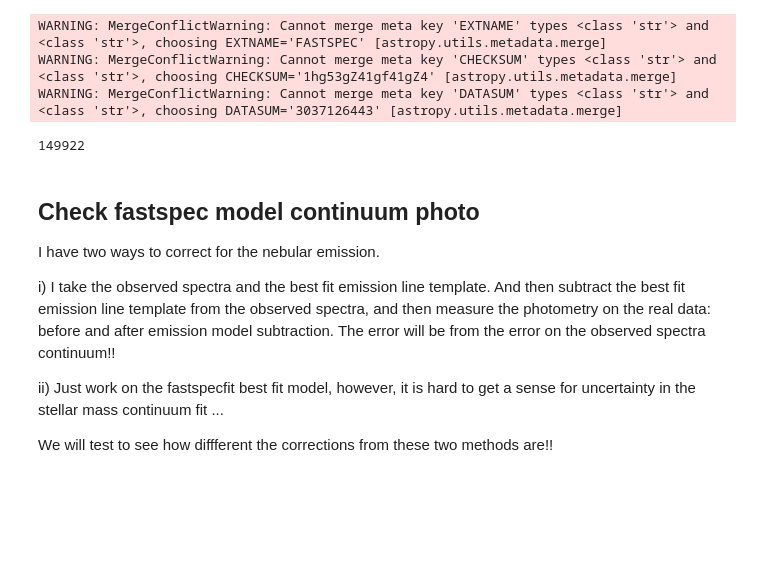
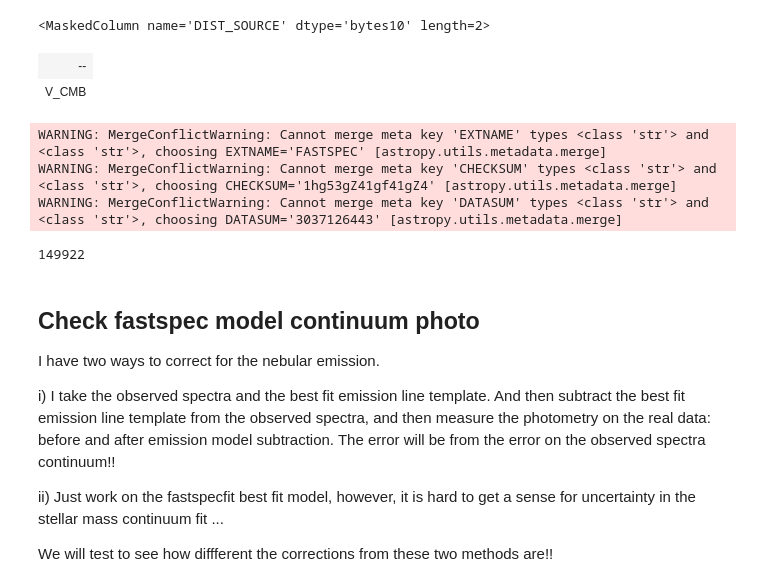
Before and after one commit to virajvman/desi_dwarfs, a Jupyter notebook: notebooks/catalog_paper/stellar_mass_investigate.ipynb, the cells around one changed output. Saved outputs shown, nothing was run; the diff lists cells and outputs as text; code cells hidden in the pictures; blank space fills up the shorter version.

Commit message:
bug fix dist_source column missing

```diff
--- a/notebooks/catalog_paper/stellar_mass_investigate.ipynb
+++ b/notebooks/catalog_paper/stellar_mass_investigate.ipynb
@@ -58,6 +58,16 @@ from fastspec_funcs import get_fastspecfit_path, measure_photo_batch
 # %%
 # from consolidate_photometry import get_fastspec_fit_catalog_V2
 # get_fastspec_fit_catalog_V2()
+# %%
+
+temp2 = Table.read(f"/pscratch/sd/v/virajvm/catalog_dr1_dwarfs/iron_photometry/iron_LOWZ_shreds_catalog_w_aper_mags.fits")
+temp = Table.read("/pscratch/sd/v/virajvm/catalog_dr1_dwarfs/iron_photometry/iron_SGA_sga_catalog_w_aper_mags.fits")
+# %%
+np.unique(temp2["DIST_SOURCE"])
+# %% [output]
+<MaskedColumn name='DIST_SOURCE' dtype='bytes10' length=2>
+| -- |
+| V_CMB |
 # %%
 filename = "/pscratch/sd/v/virajvm/desi_dwarf_catalogs/dr1/v1.0/desi_dr1_dwarf_catalog.fits"
 
```
Also changed, not shown: 1 other file.
